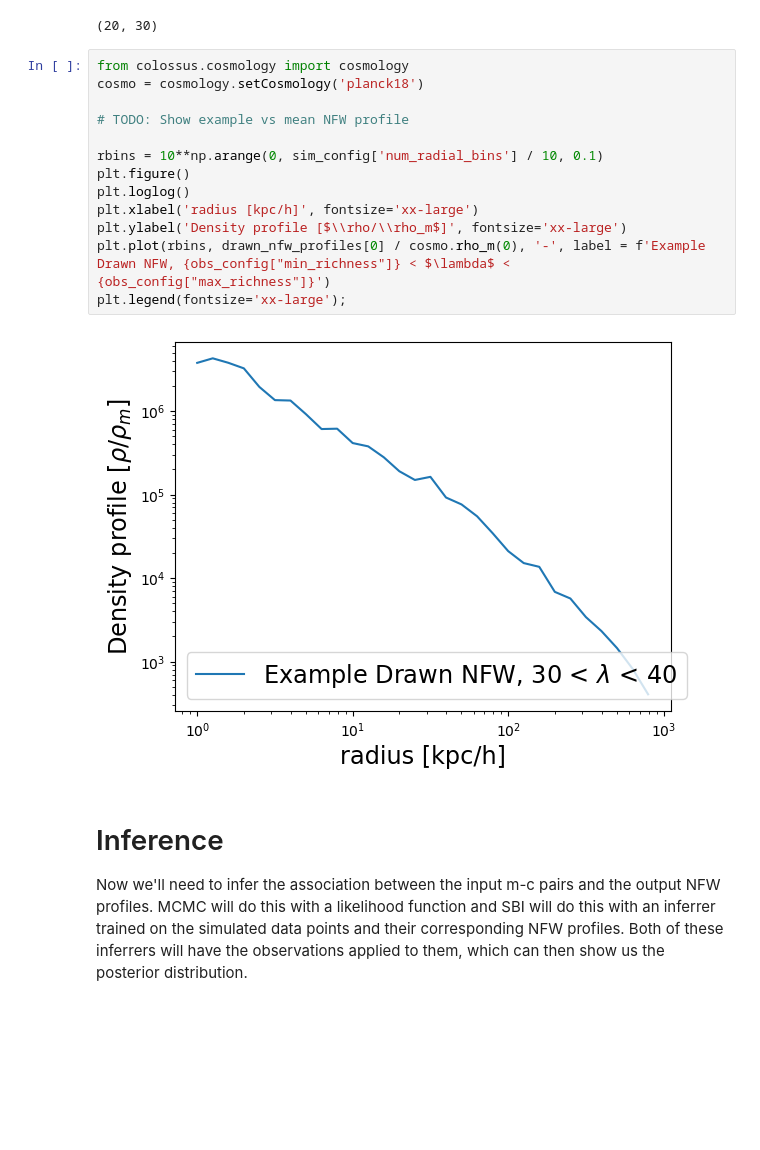
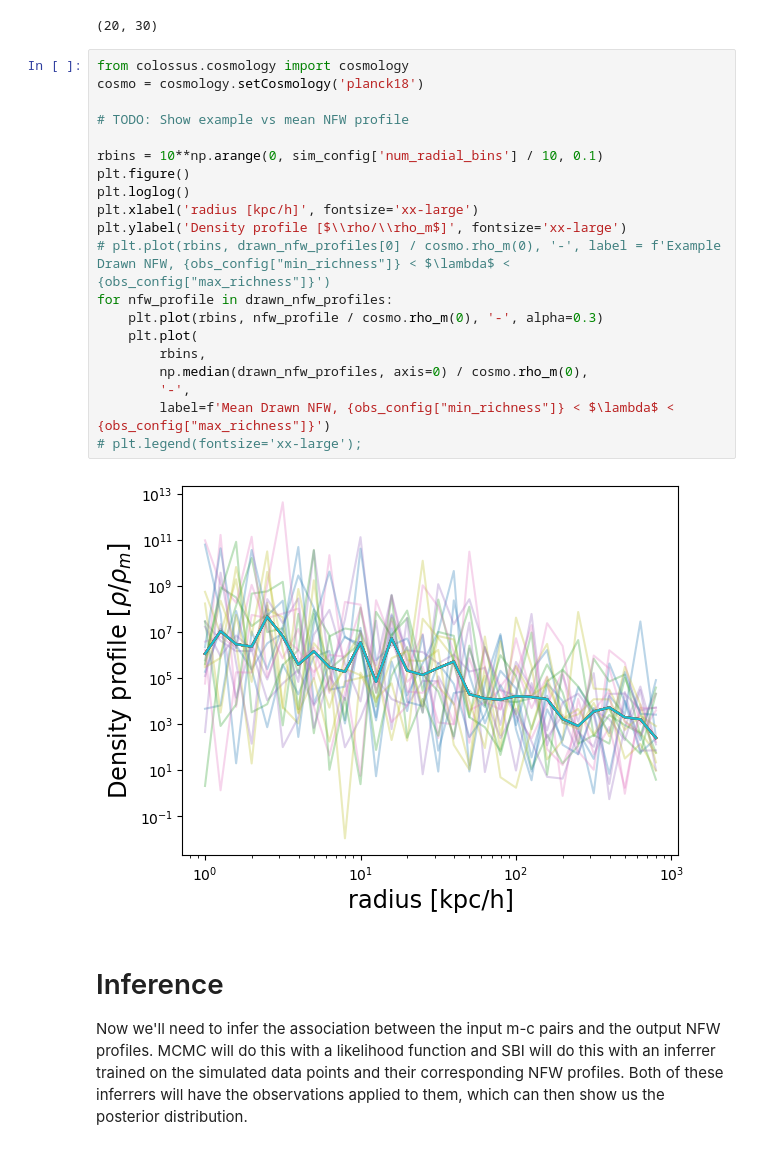
Before and after one commit to LSSTDESC/CL-SBI, a Jupyter notebook: tutorial_notebook.ipynb, the cells around one changed output. Cells and saved outputs as stored; diff of their text form; blank space fills up the shorter version.

```diff
--- a/tutorial_notebook.ipynb
+++ b/tutorial_notebook.ipynb
@@ -171,18 +174,25 @@ print(np.shape(drawn_nfw_profiles))
 # %%
 from colossus.cosmology import cosmology
 cosmo = cosmology.setCosmology('planck18')
 
 # TODO: Show example vs mean NFW profile
 
 rbins = 10**np.arange(0, sim_config['num_radial_bins'] / 10, 0.1)
 plt.figure()
 plt.loglog()
 plt.xlabel('radius [kpc/h]', fontsize='xx-large')
 plt.ylabel('Density profile [$\\rho/\\rho_m$]', fontsize='xx-large')
-plt.plot(rbins, drawn_nfw_profiles[0] / cosmo.rho_m(0), '-', label = f'Example Drawn NFW, {obs_config["min_richness"]} < $\lambda$ < {obs_config["max_richness"]}')
-plt.legend(fontsize='xx-large');
+# plt.plot(rbins, drawn_nfw_profiles[0] / cosmo.rho_m(0), '-', label = f'Example Drawn NFW, {obs_config["min_richness"]} < $\lambda$ < {obs_config["max_richness"]}')
+for nfw_profile in drawn_nfw_profiles:
+    plt.plot(rbins, nfw_profile / cosmo.rho_m(0), '-', alpha=0.3)
+    plt.plot(
+        rbins,
+        np.median(drawn_nfw_profiles, axis=0) / cosmo.rho_m(0),
+        '-',
+        label=f'Mean Drawn NFW, {obs_config["min_richness"]} < $\lambda$ < {obs_config["max_richness"]}')
+# plt.legend(fontsize='xx-large');
 # %% [output]
-[figure, old version]
+[figure, new version]
 # %% [markdown]
 # Inference
 
```
Also changed, not shown: parts of 9 cells of this notebook, 6 other files.
